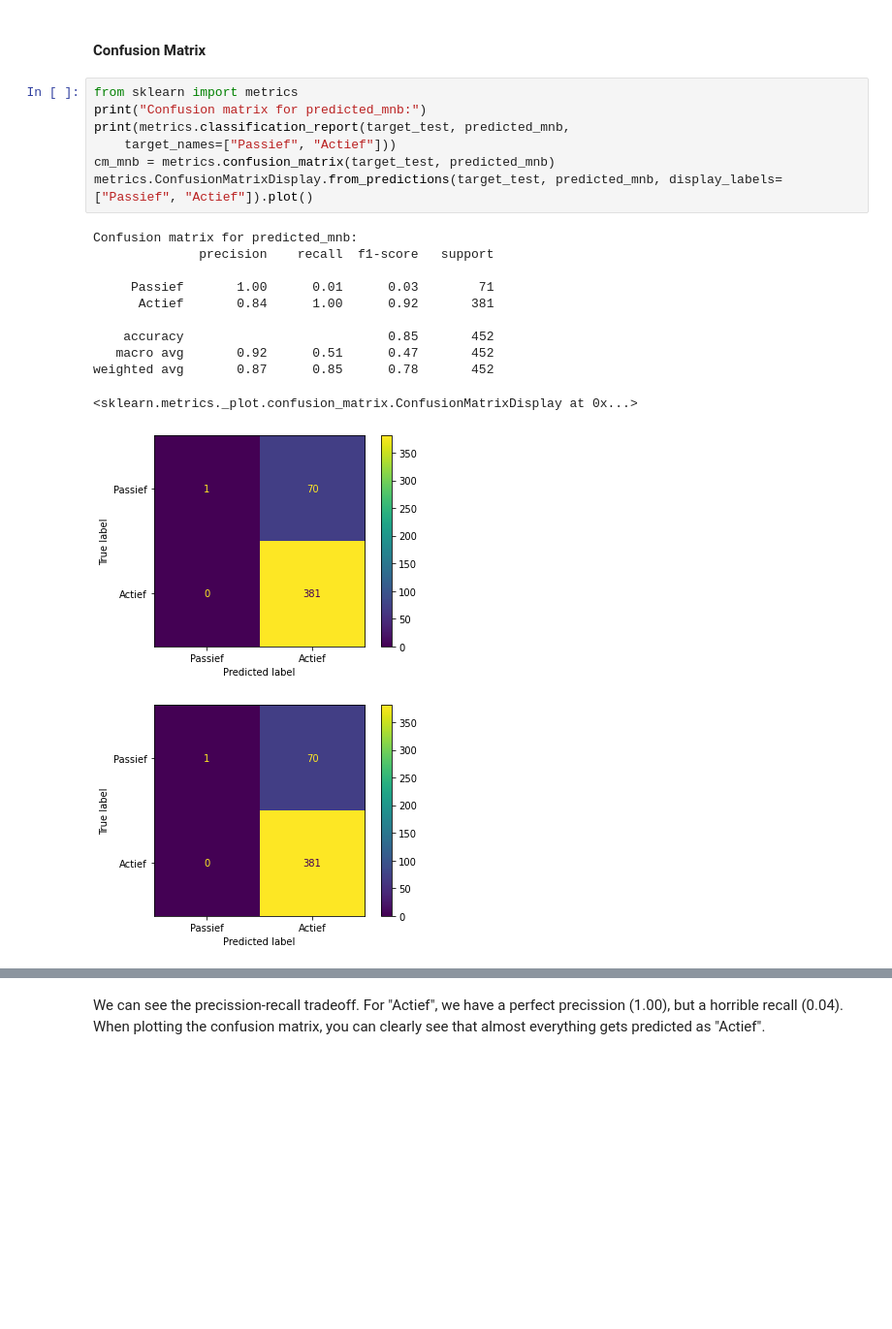
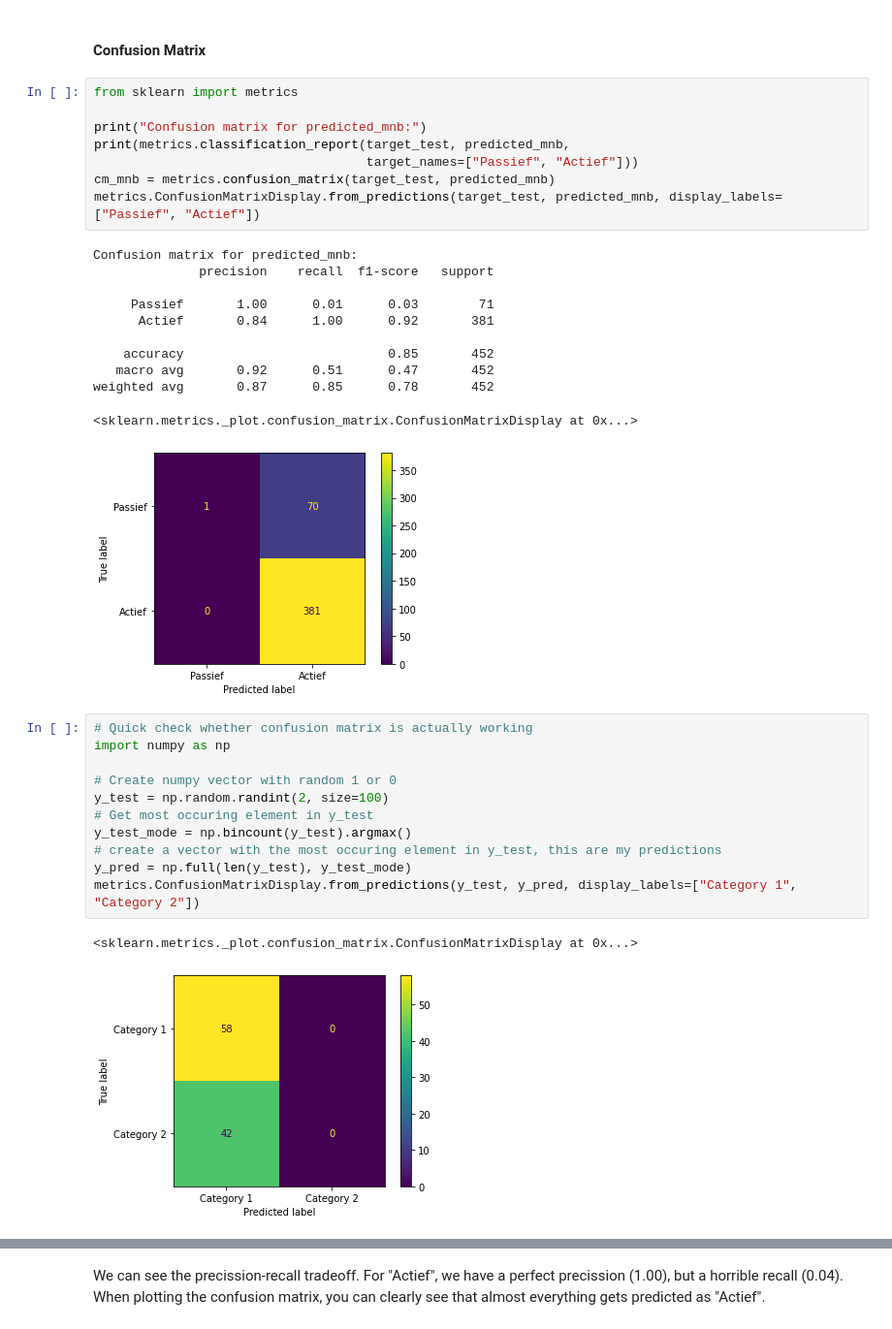
Before and after one commit to arnodeceuninck/news-headlines-research, a Jupyter notebook: 1 Label classification.ipynb, the cells around one changed output, grey strips where cells are left out. Shown at 97% size. Saved outputs shown, nothing was run; the diff lists cells and outputs as text; blank space fills up the shorter version.

```diff
--- a/1 Label classification.ipynb
+++ b/1 Label classification.ipynb
@@ -200,11 +207,12 @@ Accurate prediction ratio: 0.8495575221238938
 #### Confusion Matrix
 # %%
 from sklearn import metrics
+
 print("Confusion matrix for predicted_mnb:")
 print(metrics.classification_report(target_test, predicted_mnb,
-    target_names=["Passief", "Actief"]))
+                                    target_names=["Passief", "Actief"]))
 cm_mnb = metrics.confusion_matrix(target_test, predicted_mnb)
-metrics.ConfusionMatrixDisplay.from_predictions(target_test, predicted_mnb, display_labels=["Passief", "Actief"]).plot()
+metrics.ConfusionMatrixDisplay.from_predictions(target_test, predicted_mnb, display_labels=["Passief", "Actief"])
 # %% [output]
 Confusion matrix for predicted_mnb:
               precision    recall  f1-score   support
@@ -217,7 +225,20 @@ Confusion matrix for predicted_mnb:
 weighted avg       0.87      0.85      0.78       452
 <sklearn.metrics._plot.confusion_matrix.ConfusionMatrixDisplay at 0x...>
 [figure]
-[figure, removed]
+# %%
+# Quick check whether confusion matrix is actually working
+import numpy as np
+
+# Create numpy vector with random 1 or 0
+y_test = np.random.randint(2, size=100)
+# Get most occuring element in y_test
+y_test_mode = np.bincount(y_test).argmax()
+# create a vector with the most occuring element in y_test, this are my predictions
+y_pred = np.full(len(y_test), y_test_mode)
+metrics.ConfusionMatrixDisplay.from_predictions(y_test, y_pred, display_labels=["Category 1", "Category 2"])
+# %% [output]
+<sklearn.metrics._plot.confusion_matrix.ConfusionMatrixDisplay at 0x...>
+[figure, added]
 # %%
 print("Confusion matrix for predicted_svc:")
 print(metrics.classification_report(target_test, predicted_svc,
```
Also changed, not shown: parts of 92 cells of this notebook.
